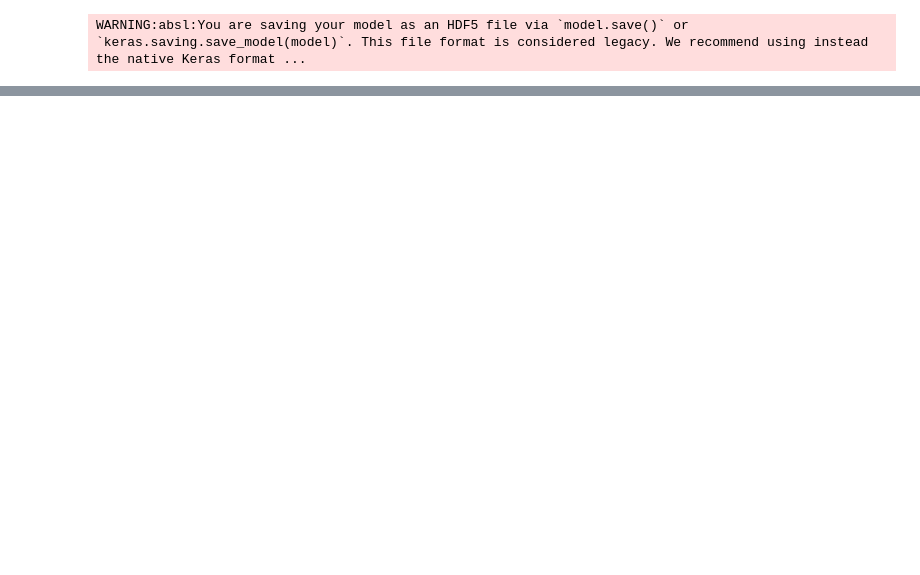
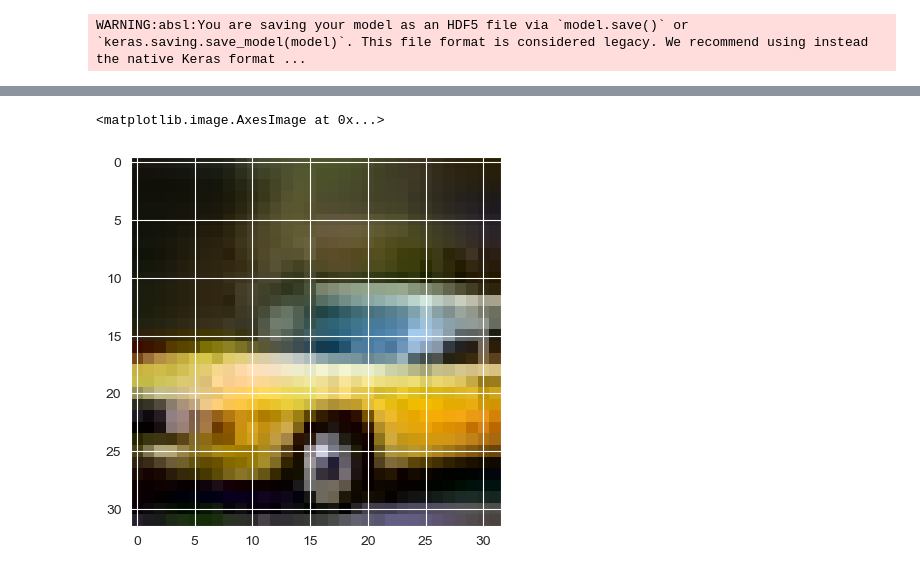
Before and after one commit to Kirdex/CTP-Final, a Jupyter notebook: project.ipynb, the cells around one changed output, grey strips where cells are left out. Cells and saved outputs as stored; diff of their text form; code cells hidden in the pictures; blank space fills up the shorter version.

```diff
--- a/project.ipynb
+++ b/project.ipynb
@@ -371,0 +392,11 @@ plt.show()
+# %%
+import cv2
+import matplotlib.pyplot as plt
+
+img_path = 'train/FAKE/1001 (2).jpg'
+
+img = cv2.imread(img_path)
+plt.imshow(cv2.cvtColor(img, cv2.COLOR_BGR2RGB))
+# %% [output]
+<matplotlib.image.AxesImage at 0x...>
+[figure, added]
```
Also changed, not shown: parts of 12 cells of this notebook, 26 other files.
